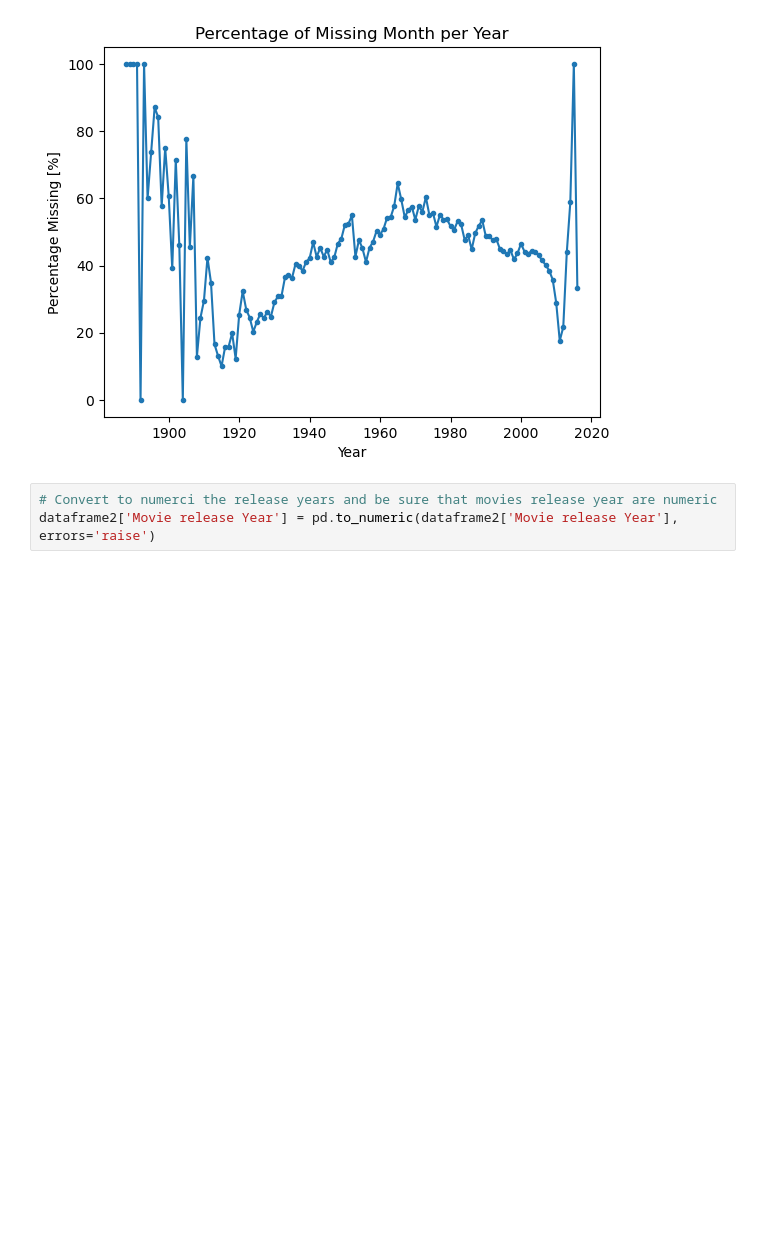
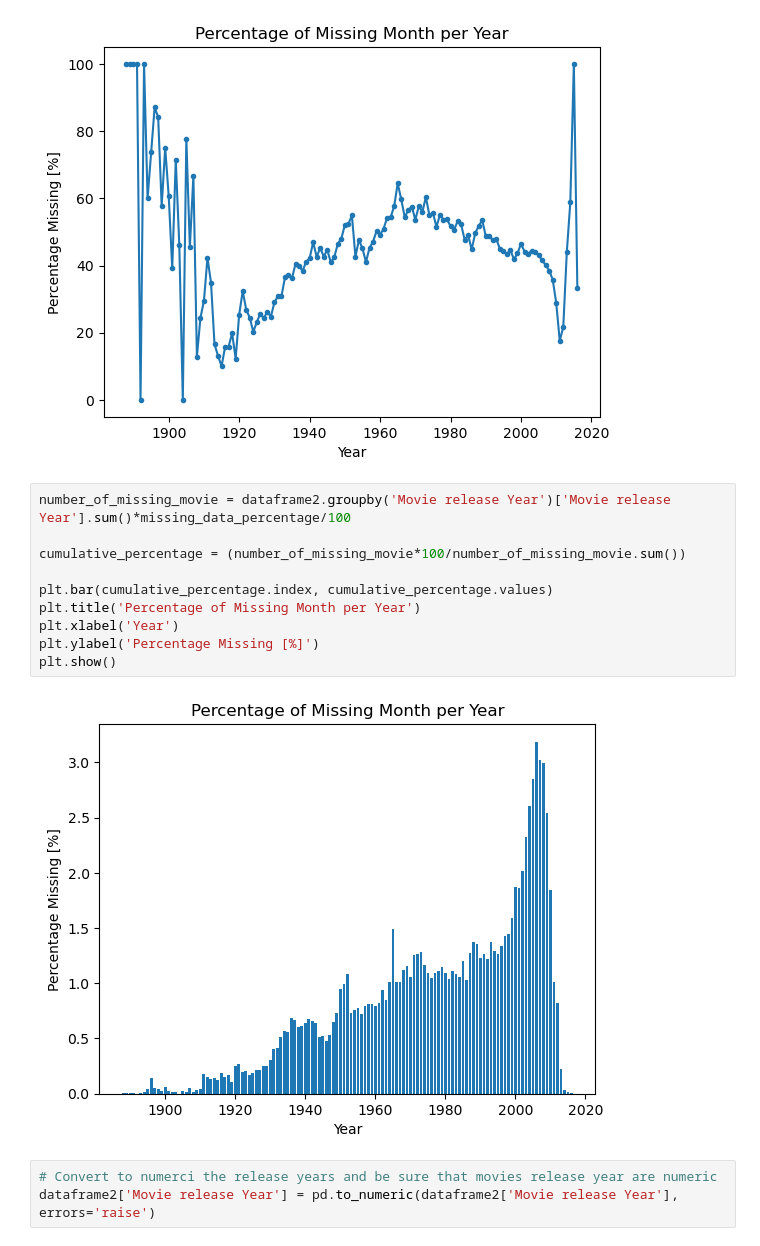
Before and after one commit to epfl-ada/ada-2023-project-dat4k, a Jupyter notebook: missingdate.ipynb, the cells around one changed output. Drawn from its saved outputs; the diff is of its cells as text; blank space fills up the shorter version.

```diff
--- a/missingdate.ipynb
+++ b/missingdate.ipynb
@@ -62,6 +62,18 @@ plt.ylabel('Percentage Missing [%]')
 plt.show()
 # %% [output]
 [figure]
+# %%
+number_of_missing_movie = dataframe2.groupby('Movie release Year')['Movie release Year'].sum()*missing_data_percentage/100
+
+cumulative_percentage = (number_of_missing_movie*100/number_of_missing_movie.sum())
+
+plt.bar(cumulative_percentage.index, cumulative_percentage.values)
+plt.title('Percentage of Missing Month per Year')
+plt.xlabel('Year')
+plt.ylabel('Percentage Missing [%]')
+plt.show()
+# %% [output]
+[figure, added]
 # %%
 # Convert to numerci the release years and be sure that movies release year are numeric
 dataframe2['Movie release Year'] = pd.to_numeric(dataframe2['Movie release Year'], errors='raise')
```
Also changed, not shown: parts of 8 cells of this notebook, 2 other files.
